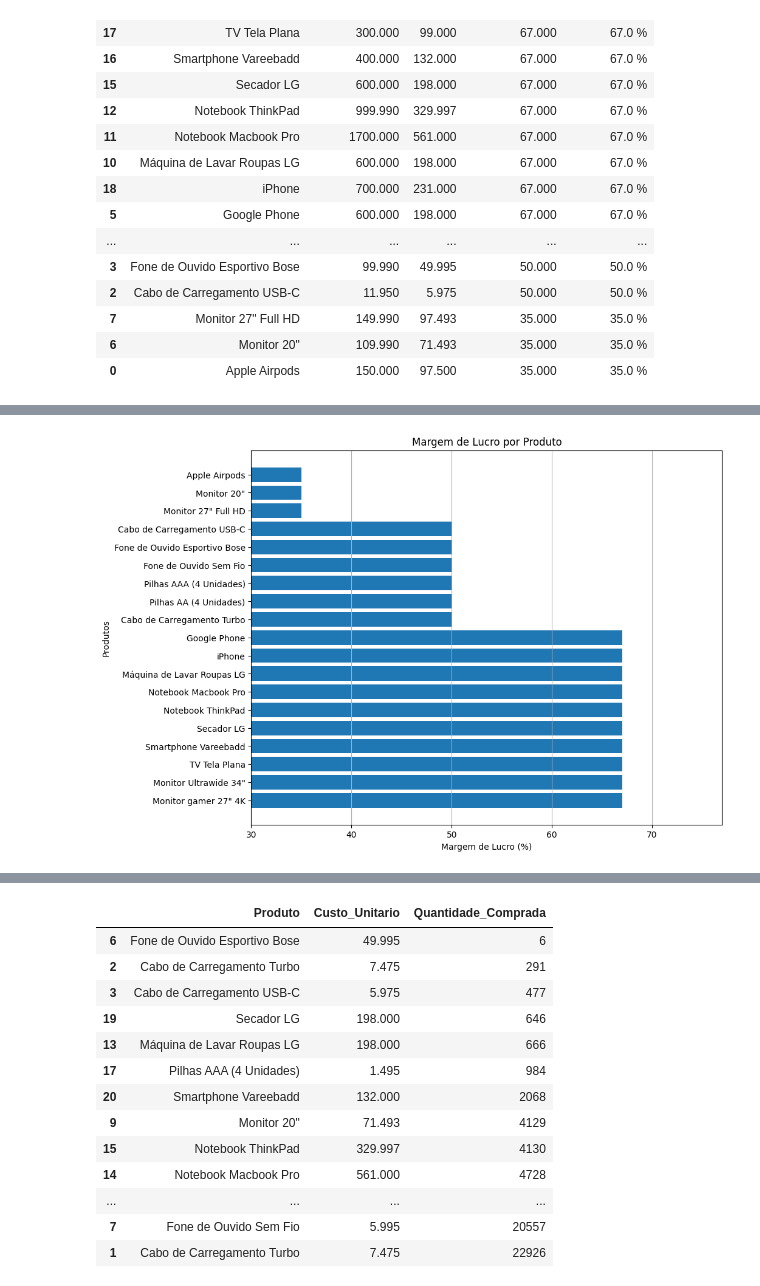
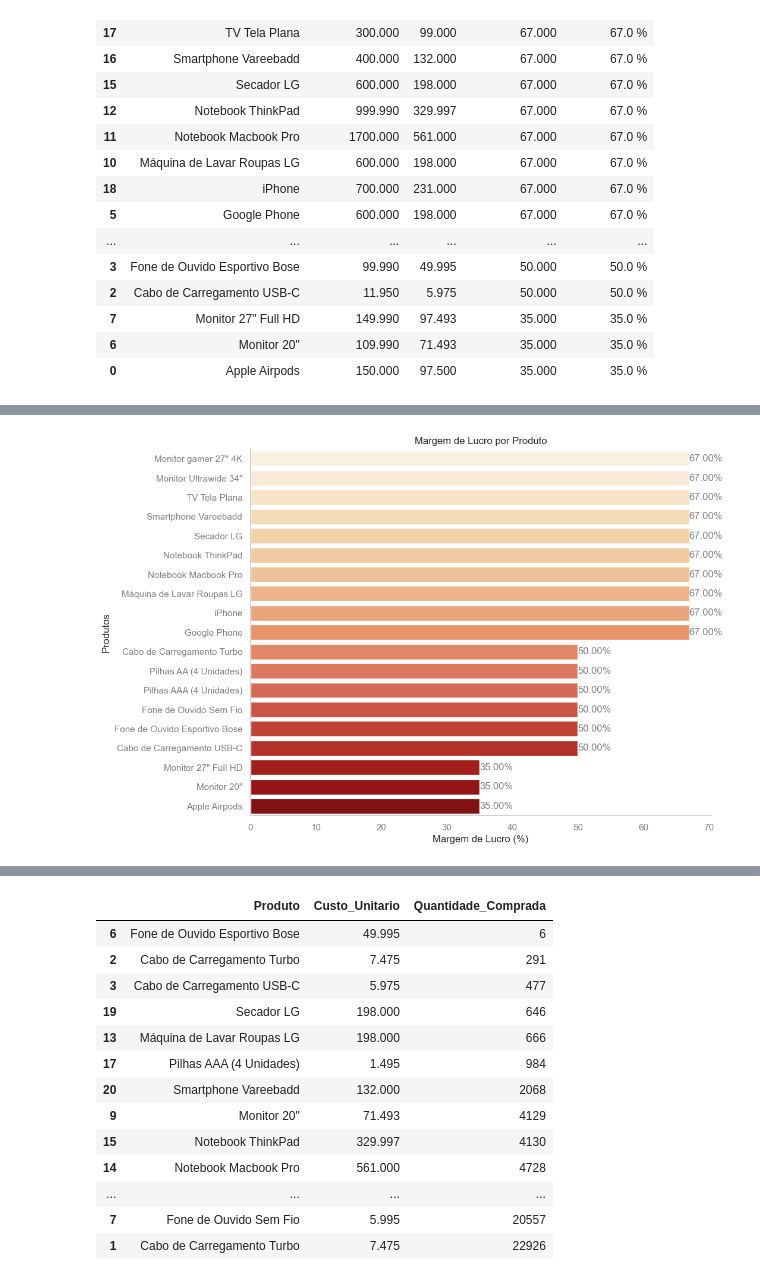
Before and after one commit to alyssonmontovanelli/analise_Previsao_Vendas_varejo, a Jupyter notebook: EDA/02_Analise_Exploratoria.ipynb, the cells around one changed output, grey strips where cells are left out. Saved outputs shown, nothing was run; the diff lists cells and outputs as text; code cells hidden in the pictures.

```diff
--- a/EDA/02_Analise_Exploratoria.ipynb
+++ b/EDA/02_Analise_Exploratoria.ipynb
@@ -692,16 +555,26 @@ plt.show()
-# %%
-plt.figure(figsize=(10, 8))
-plt.barh(df_avaliacao_produto['Produto'], df_avaliacao_produto['Margem_Lucro'])
-plt.xlabel('Margem de Lucro (%)')
-plt.ylabel('Produtos')
-plt.title('Margem de Lucro por Produto')
-plt.xlim(30, max(df_avaliacao_produto['Margem_Lucro']) + 10)  # O segundo argumento pode ser ajustado conforme necessário
-plt.grid(axis='x')
-
-# Exibir o gráfico
-plt.show()
-# %% [output]
-[figure, removed]
+# %%
+plt.figure(figsize=(10, 8))
+sns.barplot(x='Margem_Lucro', y='Produto', data=df_avaliacao_produto, orient='h', palette='OrRd')
+
+# Adicionando as porcentagens ao lado das barras
+for index, value in enumerate(df_avaliacao_produto['Margem_Lucro']):
+    plt.text(value, index, f'{value:.2f}%', va='center', size = 12, color = 'grey')
+
+# Configurando os rótulos e título
+plt.xlabel('Margem de Lucro (%)')
+plt.ylabel('Produtos')
+plt.title('Margem de Lucro por Produto')
+plt.xticks(color = 'grey')
+plt.yticks(color = 'grey')
+plt.grid(False)
+
+# Removendo as bordas superior e direita
+sns.despine()
+
+# Exibindo o gráfico
+plt.show()
+# %% [output]
+[figure, added]
 # %%
 plt.figure(figsize=(10, 6))  # Define o tamanho da figura
 ax = sns.barplot(x='Quantidade', y='Produto', data=contagem, palette='OrRd')  # Cria o gráfico com Seaborn
```
Also changed, not shown: parts of 12 cells of this notebook.
